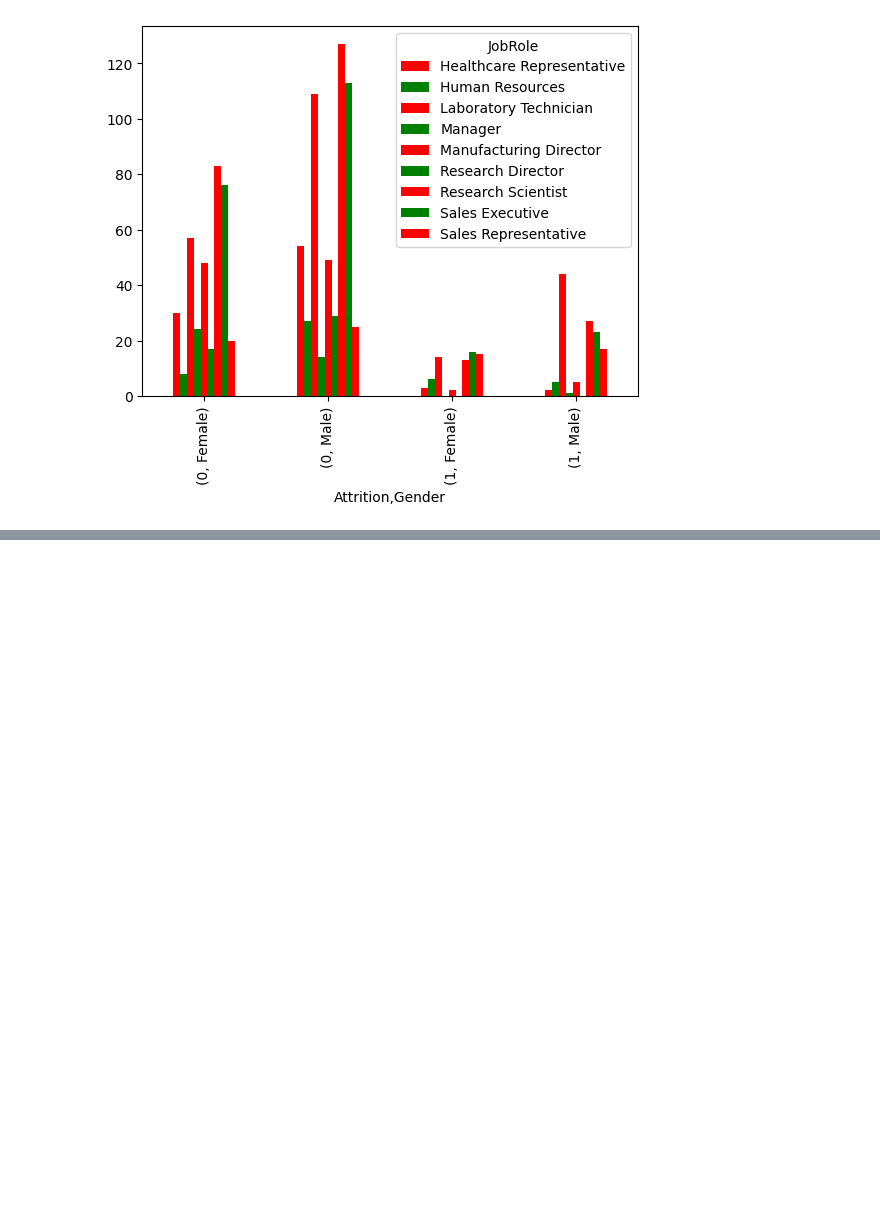
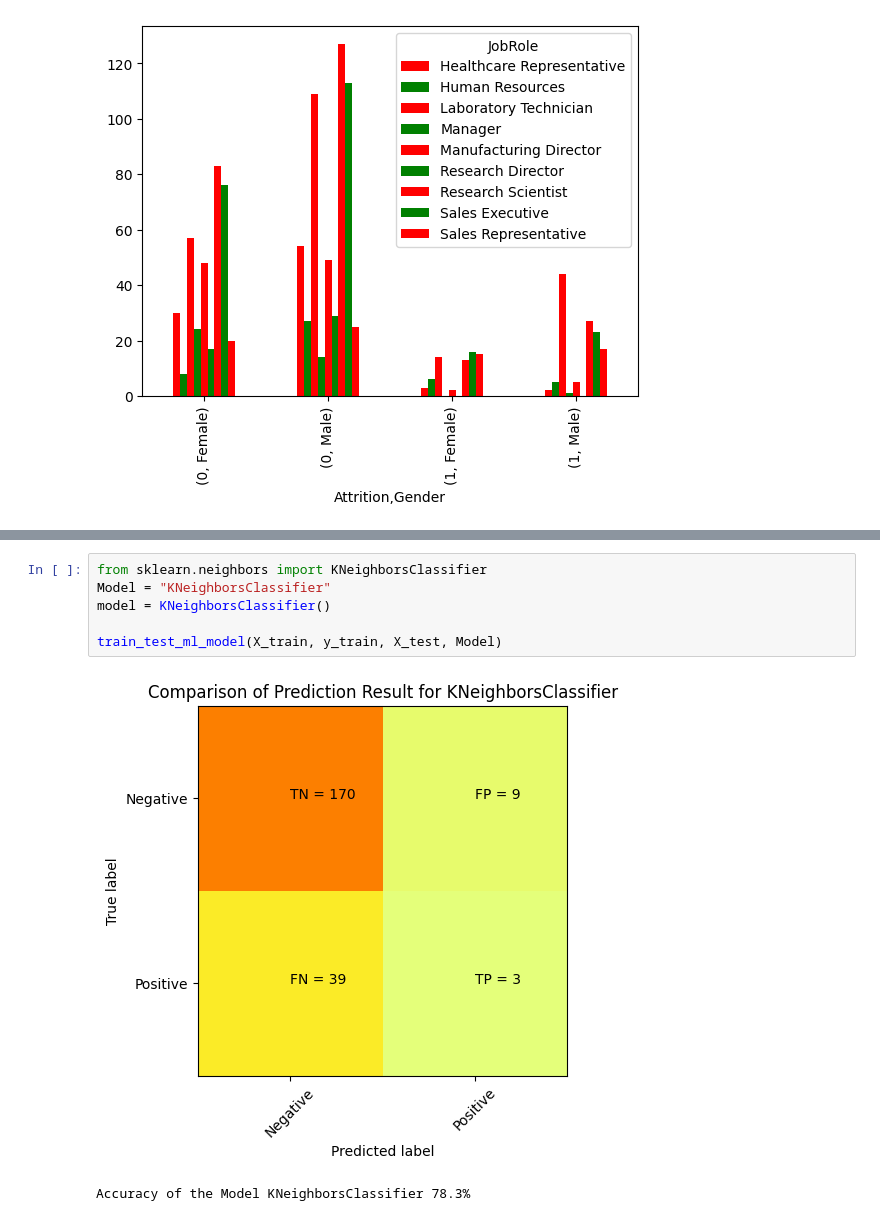
Before and after one commit to ziaulislammughal/NUEXUS-Technologies-AI-Internship-, a Jupyter notebook: EAP.ipynb, the cells around one changed output, grey strips where cells are left out. Saved outputs shown, nothing was run; the diff lists cells and outputs as text; blank space fills up the shorter version.

```diff
--- a/EAP.ipynb
+++ b/EAP.ipynb
@@ -451,0 +585,9 @@ plt.show()
+# %%
+from sklearn.neighbors import KNeighborsClassifier
+Model = "KNeighborsClassifier"
+model = KNeighborsClassifier()
+
+train_test_ml_model(X_train, y_train, X_test, Model)
+# %% [output]
+[figure, added]
+Accuracy of the Model KNeighborsClassifier 78.3%
```
Also changed, not shown: parts of 32 cells of this notebook.
